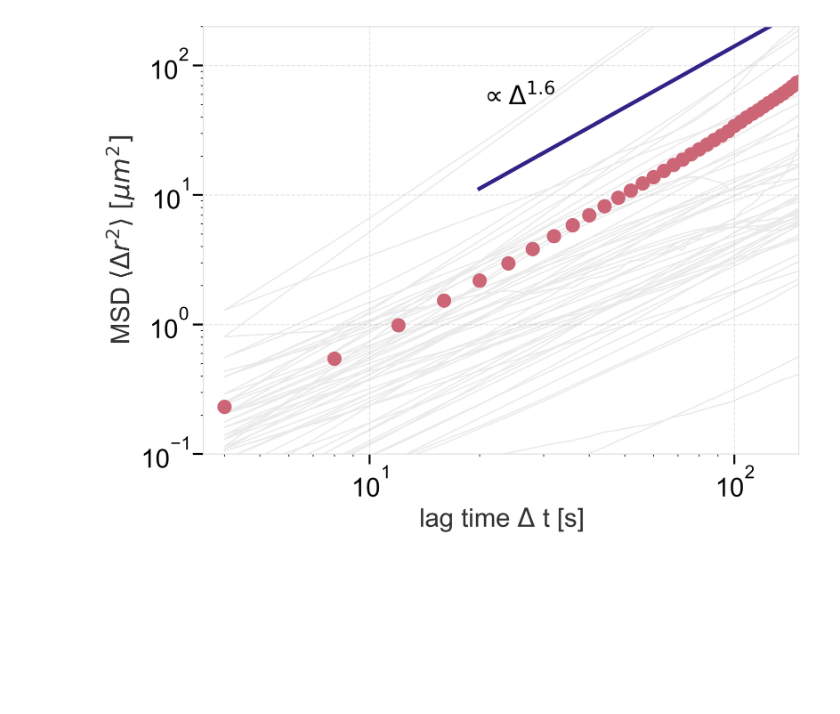
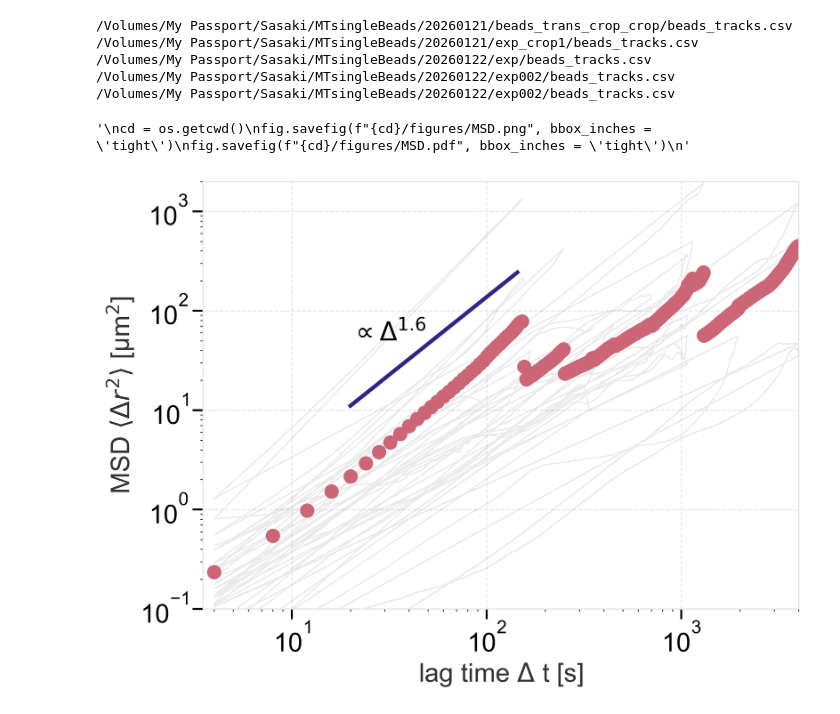
Before and after one commit to wppppupr/MTCargo_analysis, a Jupyter notebook: notebooks/nematicMSD.ipynb, the cells around one changed output. Cells and saved outputs as stored; diff of their text form; code cells hidden in the pictures; blank space fills up the shorter version.

```diff
--- a/notebooks/nematicMSD.ipynb
+++ b/notebooks/nematicMSD.ipynb
@@ -17,25 +18,24 @@ plt.style.use('../libs/my_style.mplstyle')
 mypass = '/mnt/ssd_data/Sasaki/MTSingleBeads'
 mypass = '/Volumes/My Passport/Sasaki/MTsingleBeads'
 
-path1 = os.path.join(mypass,"20241114/MC03MT4uM/beads_tracks.csv")
-path2 = os.path.join(mypass,"20260107/MC03MT10/beads_tracks.csv")
-path3 = os.path.join(mypass,"20260121/beads_trans_crop_crop/beads_tracks.csv")
-path4 = os.path.join(mypass,"20260121/exp_crop1/beads_tracks.csv")
-path5 = os.path.join(mypass,"20260122/exp/beads_tracks.csv")
-path6 = os.path.join(mypass,"20260122/exp001/beads_tracks.csv")
-path7 = os.path.join(mypass,"20260122/exp002/beads_tracks.csv")
+path0 = os.path.join(mypass,"20260121/beads_trans_crop_crop/beads_tracks.csv")
+path1 = os.path.join(mypass,"20260121/exp_crop1/beads_tracks.csv")
+path2 = os.path.join(mypass,"20260122/exp/beads_tracks.csv")
+path3 = os.path.join(mypass,"20260122/exp001/beads_tracks.csv")
+path4 = os.path.join(mypass,"20260122/exp002/beads_tracks.csv")
 
 
 def concatMSD(path_list, interval_list, scale = 0.11):
     IMSD_list = []
     for i in range(len(path_list)):
+        print(path_list[i])
         IMSD, _ = dpm.get_msd(path_list[i], scale, interval_list[i], threshold = 0.0)
         IMSD['particle'] += 10000*i
         IMSD_list.append(IMSD)
 
     return pd.concat(IMSD_list)
 
-I_concat = concatMSD([path3, path4, path5, path6, path7], [ 4, 4, 4, 4, 4])
+I_concat = concatMSD([path0, path1, path2, path4, path4], [ 4, 4, 4, 4, 4])
 
 scale = 0.11
 
@@ -57,35 +57,42 @@ finite = np.isfinite(x) & np.isfinite(y)
 x = x[finite]
 y = y[finite]
 # fit
 popt, pcov = curve_fit(fm.ln_pl, x, y)
 
 fig, ax = plt.subplots()
 
 ax.plot(I_concat['lag time'], I_concat['MSD'], color='#333333', alpha =0.1, lw=1)
 
 ax.plot(emsd_combined.index, emsd_combined['MSD'], linestyle = 'None', marker='o', label='experiment')
 """ax.fill_between(emsd_combined.index,
                 emsd_combined['MSD'] - emsd_err_combined,
                 emsd_combined['MSD'] + emsd_err_combined,
                 alpha=0.2)
 """
 
 xrange = [min_t, max_t]
 
 ax.plot(xrange, fm.power_law(xrange, *popt) * 5, label = f'{popt[1]:.2f}$\\times\\Delta t^{{{popt[0]:.2f}}}$')
 ax.text(20, 5e1, f'$\propto \Delta ^{{{popt[0]:.1f}}}$')
 
 ax.set(
-    xlim=(3.5e-0, 150),
-    ylim=(1e-1, 2e2),
+    xlim=(3.5e-0, 4000),
+    ylim=(1e-1, 2e3),
     xscale='log',
     yscale='log',
     xlabel='lag time $\Delta$ t [s]',
-    ylabel='MSD $\\langle \\Delta r^2 \\rangle$ $[\u03bcm^2]$'
+    ylabel='MSD $\\langle \\Delta r^2 \\rangle$ [\u03bcm$^2$]'
     )
-
+"""
 cd = os.getcwd()
 fig.savefig(f"{cd}/figures/MSD.png", bbox_inches = 'tight')
 fig.savefig(f"{cd}/figures/MSD.pdf", bbox_inches = 'tight')
+"""
 # %% [output]
+/Volumes/My Passport/Sasaki/MTsingleBeads/20260121/beads_trans_crop_crop/beads_tracks.csv
+/Volumes/My Passport/Sasaki/MTsingleBeads/20260121/exp_crop1/beads_tracks.csv
+/Volumes/My Passport/Sasaki/MTsingleBeads/20260122/exp/beads_tracks.csv
+/Volumes/My Passport/Sasaki/MTsingleBeads/20260122/exp002/beads_tracks.csv
+/Volumes/My Passport/Sasaki/MTsingleBeads/20260122/exp002/beads_tracks.csv
+'\ncd = os.getcwd()\nfig.savefig(f"{cd}/figures/MSD.png", bbox_inches = \'tight\')\nfig.savefig(f"{cd}/figures/MSD.pdf", bbox_inches = \'tight\')\n'
-[figure, old version]
+[figure, new version]
```
Also changed, not shown: parts of 1 cell of this notebook, 18 other files.
